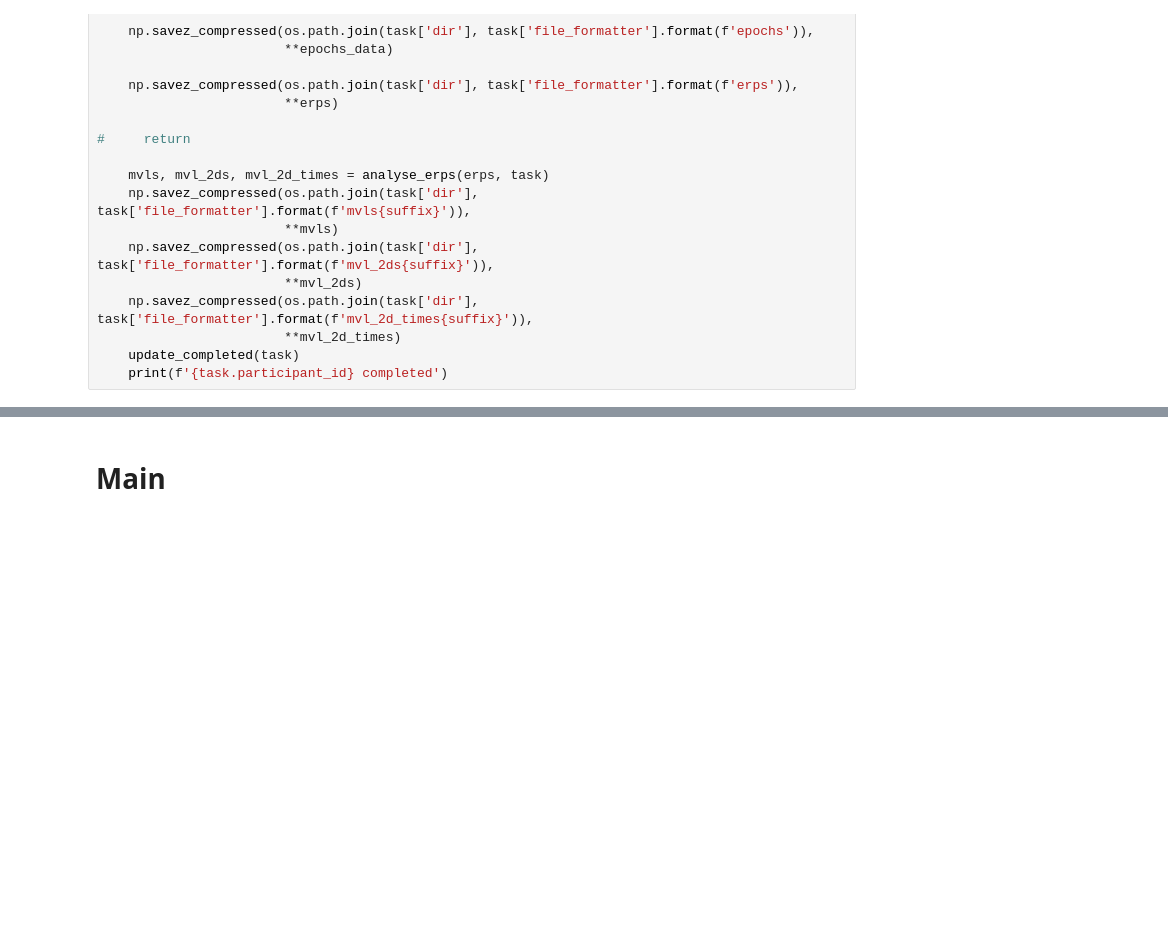
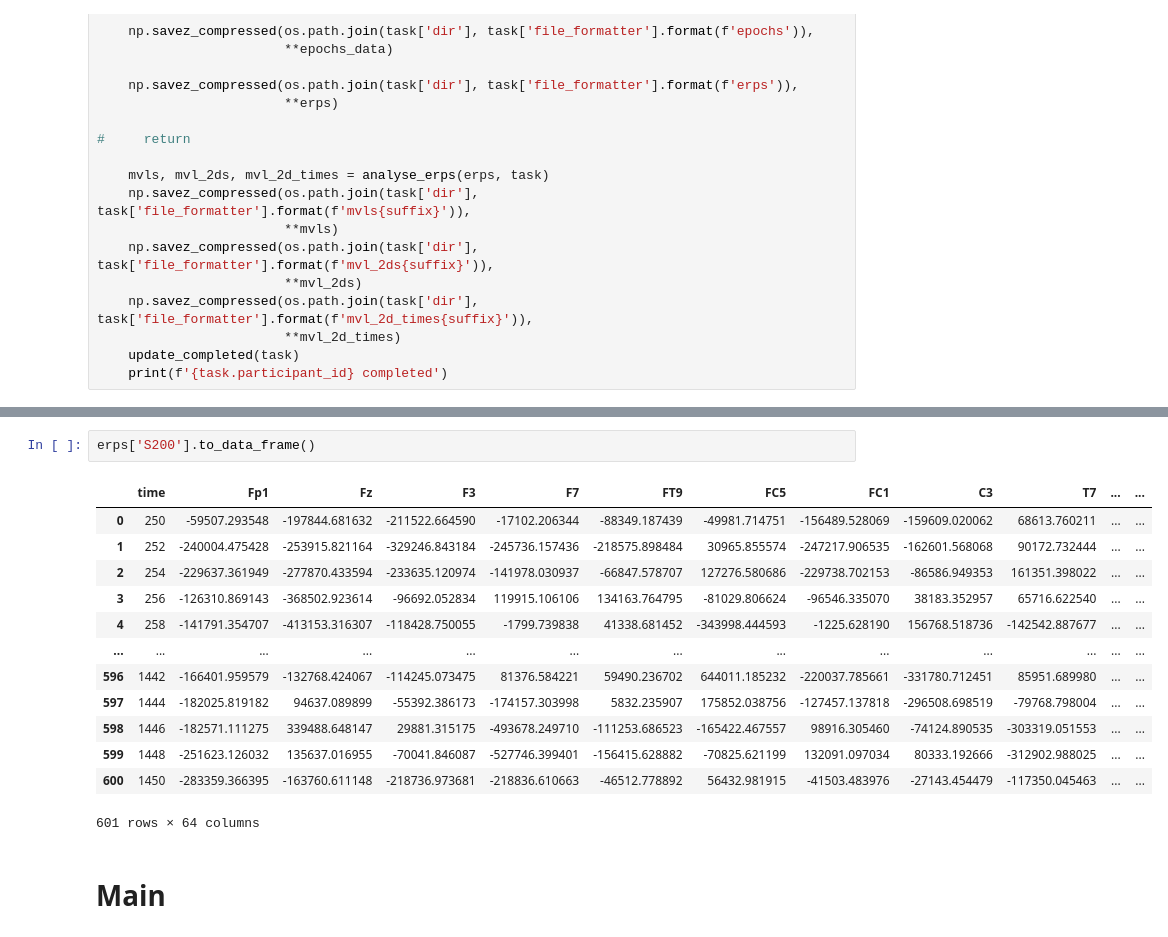
Before and after one commit to AIRLab-Sharif/Parkinson-PAC, a Jupyter notebook: python/Time PAC.ipynb, the cells around one changed output, grey strips where cells are left out. Cells and saved outputs as stored; diff of their text form; blank space fills up the shorter version.

Commit message:
time debug

```diff
--- a/python/Time PAC.ipynb
+++ b/python/Time PAC.ipynb
@@ -234,3 +328,19 @@ def analyse_sub(task):
+# %%
+erps['S200'].to_data_frame()
+# %% [output]
+|  | time | Fp1 | Fz | F3 | F7 | FT9 | FC5 | FC1 | C3 | T7 | ... | ... |
+| 0 | 250 | -59507.293548 | -197844.681632 | -211522.664590 | -17102.206344 | -88349.187439 | -49981.714751 | -156489.528069 | -159609.020062 | 68613.760211 | ... | ... |
+| 1 | 252 | -240004.475428 | -253915.821164 | -329246.843184 | -245736.157436 | -218575.898484 | 30965.855574 | -247217.906535 | -162601.568068 | 90172.732444 | ... | ... |
+| 2 | 254 | -229637.361949 | -277870.433594 | -233635.120974 | -141978.030937 | -66847.578707 | 127276.580686 | -229738.702153 | -86586.949353 | 161351.398022 | ... | ... |
+| 3 | 256 | -126310.869143 | -368502.923614 | -96692.052834 | 119915.106106 | 134163.764795 | -81029.806624 | -96546.335070 | 38183.352957 | 65716.622540 | ... | ... |
+| 4 | 258 | -141791.354707 | -413153.316307 | -118428.750055 | -1799.739838 | 41338.681452 | -343998.444593 | -1225.628190 | 156768.518736 | -142542.887677 | ... | ... |
+| ... | ... | ... | ... | ... | ... | ... | ... | ... | ... | ... | ... | ... |
+| 596 | 1442 | -166401.959579 | -132768.424067 | -114245.073475 | 81376.584221 | 59490.236702 | 644011.185232 | -220037.785661 | -331780.712451 | 85951.689980 | ... | ... |
+| 597 | 1444 | -182025.819182 | 94637.089899 | -55392.386173 | -174157.303998 | 5832.235907 | 175852.038756 | -127457.137818 | -296508.698519 | -79768.798004 | ... | ... |
+| 598 | 1446 | -182571.111275 | 339488.648147 | 29881.315175 | -493678.249710 | -111253.686523 | -165422.467557 | 98916.305460 | -74124.890535 | -303319.051553 | ... | ... |
+| 599 | 1448 | -251623.126032 | 135637.016955 | -70041.846087 | -527746.399401 | -156415.628882 | -70825.621199 | 132091.097034 | 80333.192666 | -312902.988025 | ... | ... |
+| 600 | 1450 | -283359.366395 | -163760.611148 | -218736.973681 | -218836.610663 | -46512.778892 | 56432.981915 | -41503.483976 | -27143.454479 | -117350.045463 | ... | ... |
+601 rows × 64 columns
 # %% [markdown]
 # Main
 # %%
```
Also changed, not shown: parts of 1 cell of this notebook, 1 other file.
